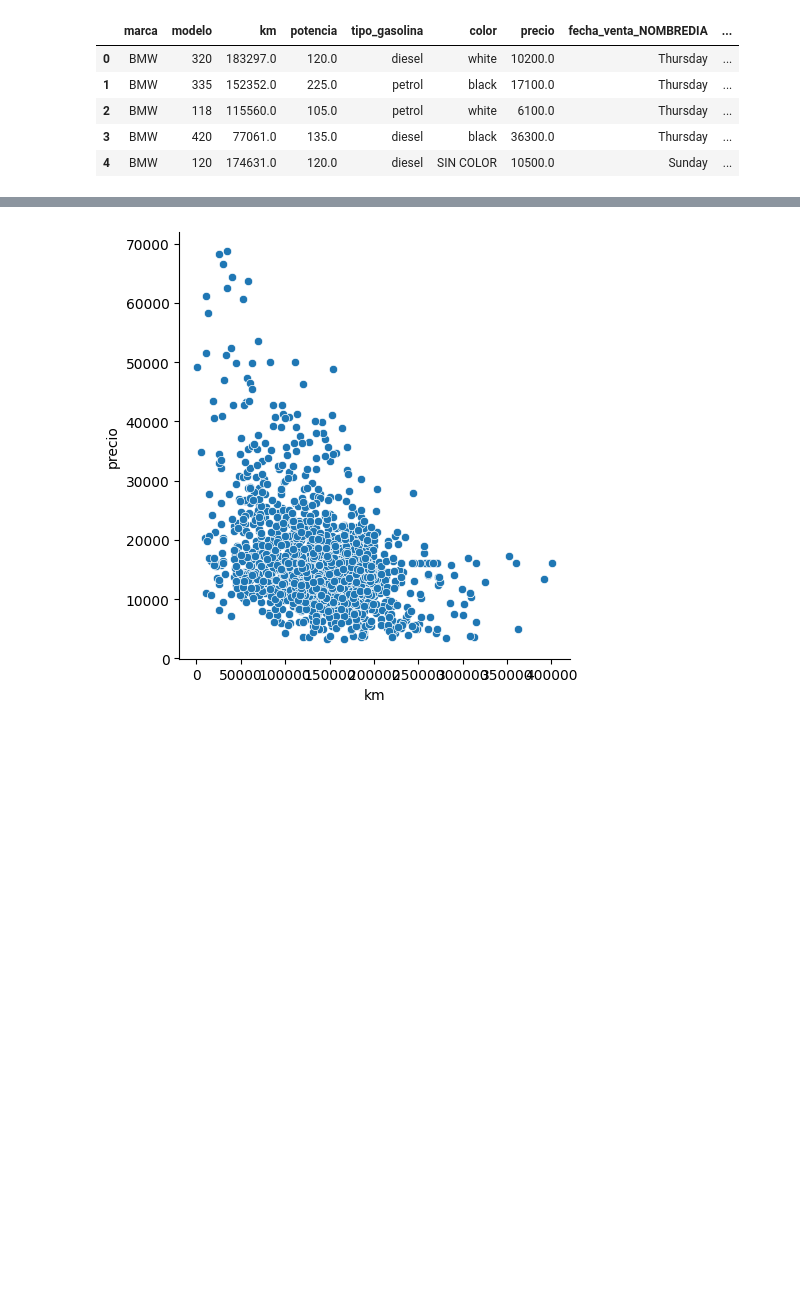
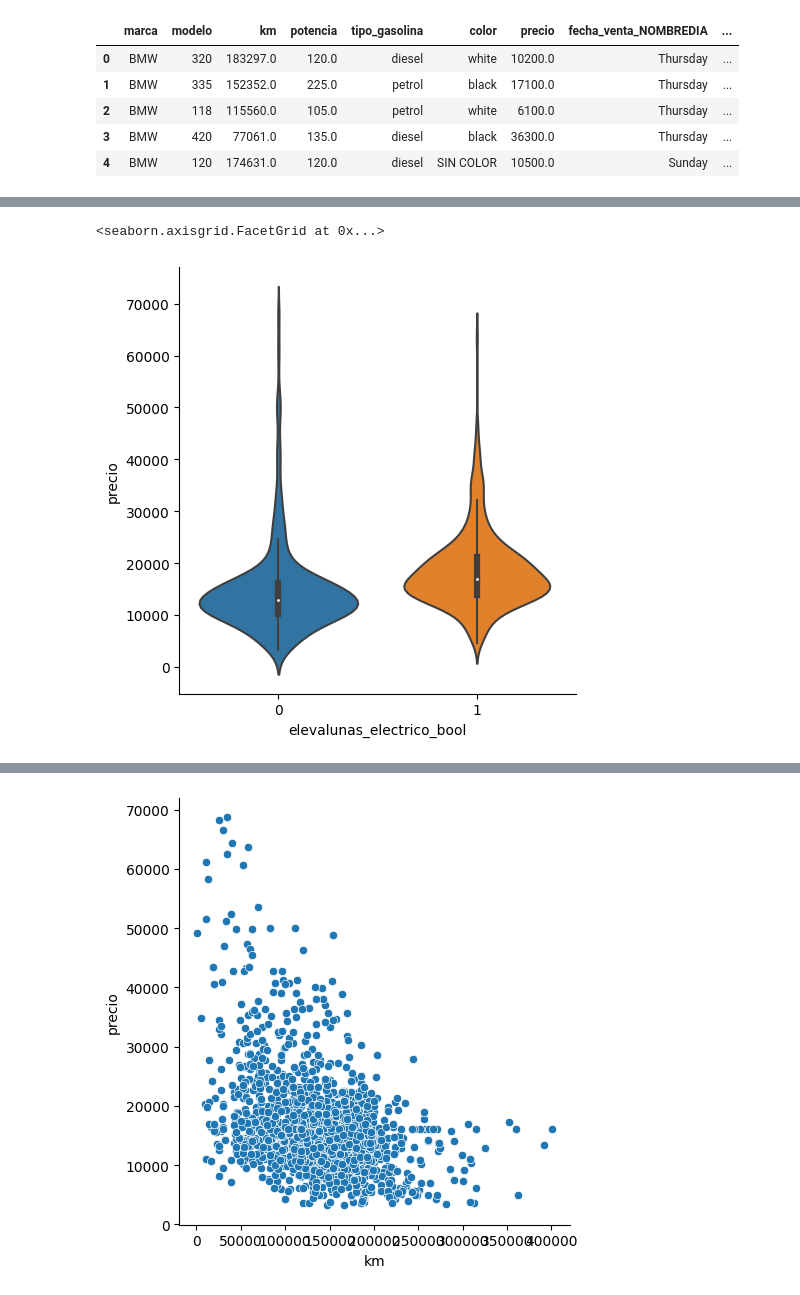
Before and after one commit to Sergiochueco/Data_Preprocessing_BWM_problem, a Jupyter notebook: BMW_E1.ipynb, the cells around one changed output, grey strips where cells are left out. Cells and saved outputs as stored; diff of their text form; code cells hidden in the pictures; blank space fills up the shorter version.

```diff
--- a/BMW_E1.ipynb
+++ b/BMW_E1.ipynb
@@ -1303,0 +1317,5 @@ df20.head()
+# %%
+sns.catplot(x="elevalunas_electrico_bool",y="precio",kind = 'violin', data=df20)
+# %% [output]
+<seaborn.axisgrid.FacetGrid at 0x...>
+[figure, added]
```
Also changed, not shown: parts of 41 cells of this notebook.
